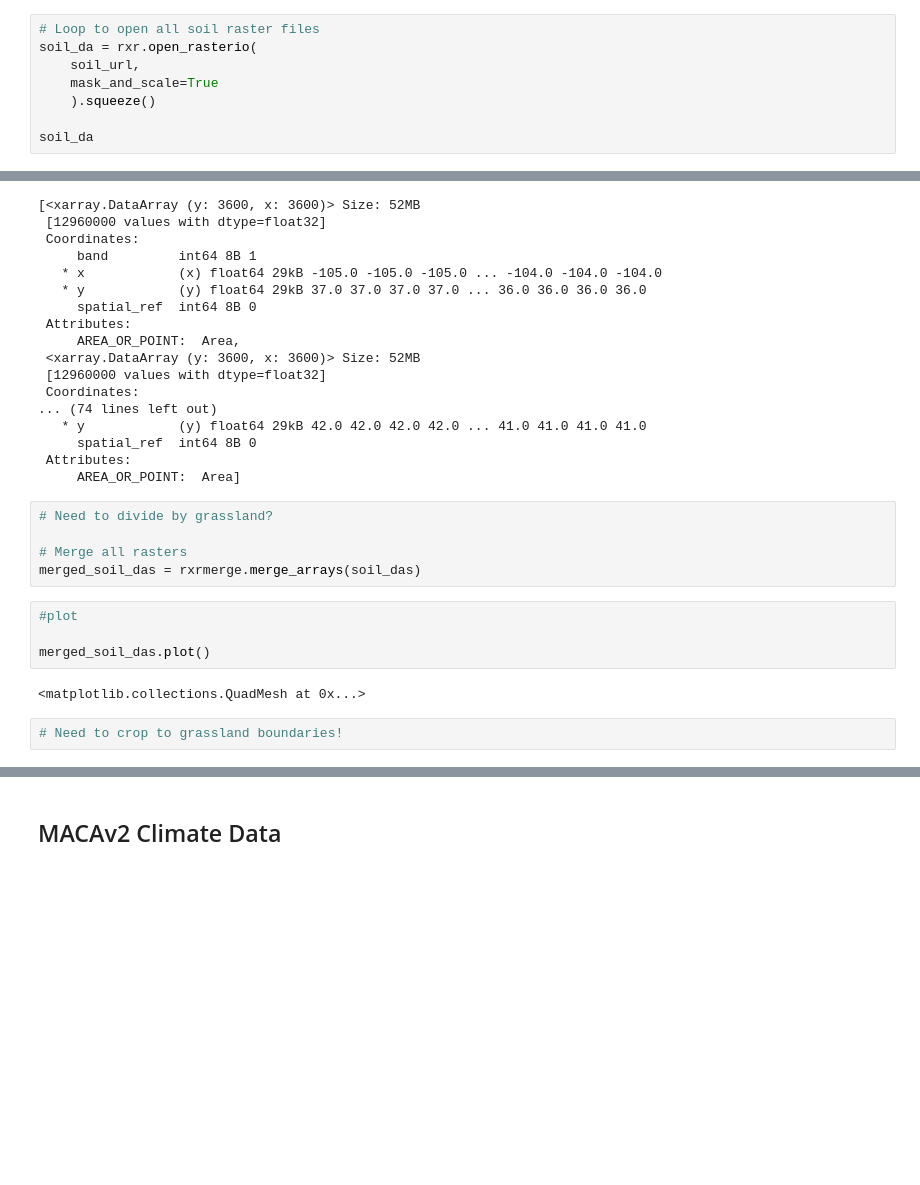
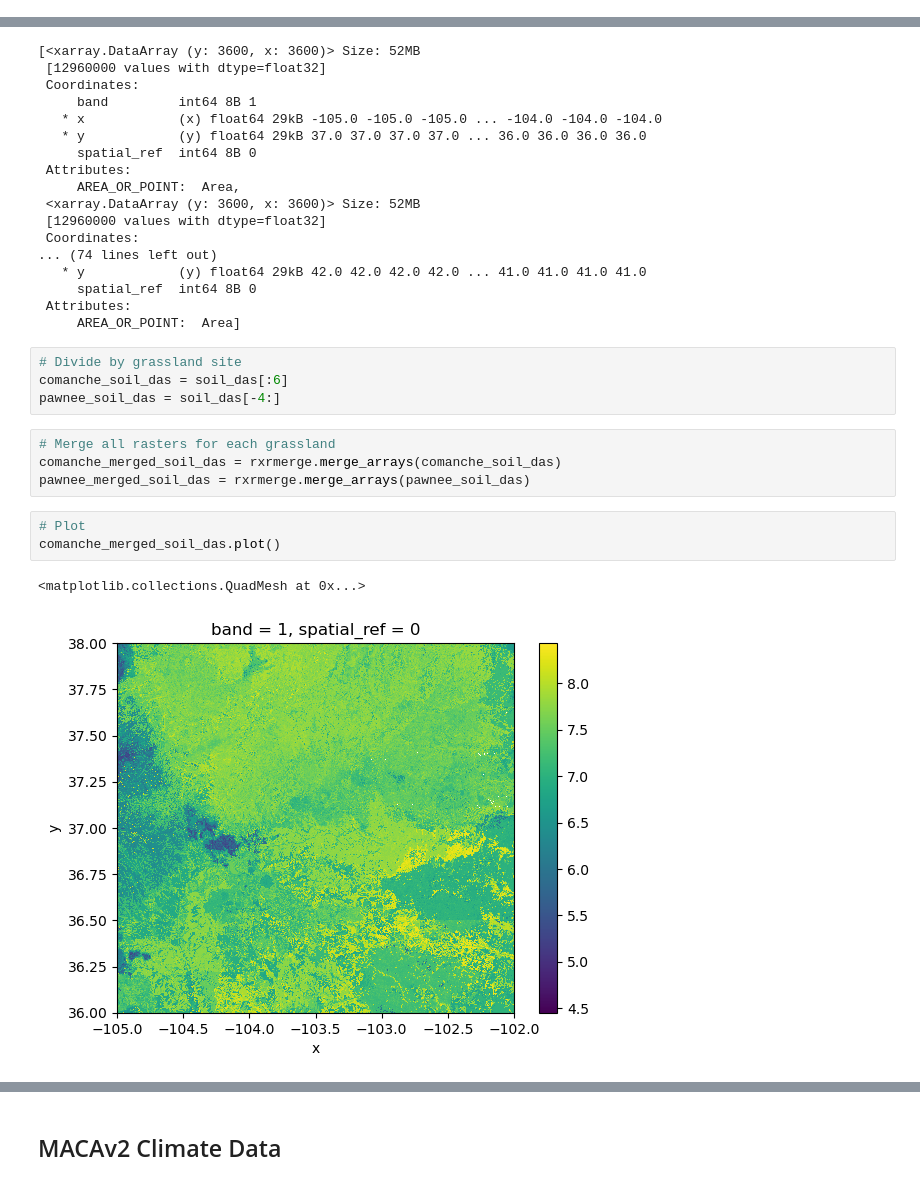
Before and after one commit to akpost21/Habitat-Suitability, a Jupyter notebook: habitat_suitability_workflow.ipynb, the cells around one changed output, grey strips where cells are left out. Drawn from its saved outputs; the diff is of its cells as text; blank space fills up the shorter version.

```diff
--- a/habitat_suitability_workflow.ipynb
+++ b/habitat_suitability_workflow.ipynb
@@ -315,11 +317,3 @@ display(soil_urls)
  'http://hydrology.cee.duke.edu/POLARIS/PROPERTIES/v1.0/ph/mean/0_5/lat4142_lon-105-104.tif',
  'http://hydrology.cee.duke.edu/POLARIS/PROPERTIES/v1.0/ph/mean/0_5/lat4041_lon-104-103.tif',
  'http://hydrology.cee.duke.edu/POLARIS/PROPERTIES/v1.0/ph/mean/0_5/lat4142_lon-104-103.tif']
-# %%
-# Loop to open all soil raster files
-soil_da = rxr.open_rasterio(
-    soil_url,
-    mask_and_scale=True
-    ).squeeze()
-
-soil_da
@@ -364,16 +348,17 @@ soil_das
      spatial_ref  int64 8B 0
  Attributes:
      AREA_OR_POINT:  Area]
-# %%
-# Need to divide by grassland?
-
-# Merge all rasters
-merged_soil_das = rxrmerge.merge_arrays(soil_das)
+# %%
+# Divide by grassland site
+comanche_soil_das = soil_das[:6]
+pawnee_soil_das = soil_das[-4:]
+# %%
+# Merge all rasters for each grassland
+comanche_merged_soil_das = rxrmerge.merge_arrays(comanche_soil_das)
+pawnee_merged_soil_das = rxrmerge.merge_arrays(pawnee_soil_das)
 # %%
-#plot
-
-merged_soil_das.plot()
+# Plot
+comanche_merged_soil_das.plot()
 # %% [output]
 <matplotlib.collections.QuadMesh at 0x...>
+[figure, added]
-# %%
-# Need to crop to grassland boundaries!
```
Also changed, not shown: parts of 13 cells of this notebook.
